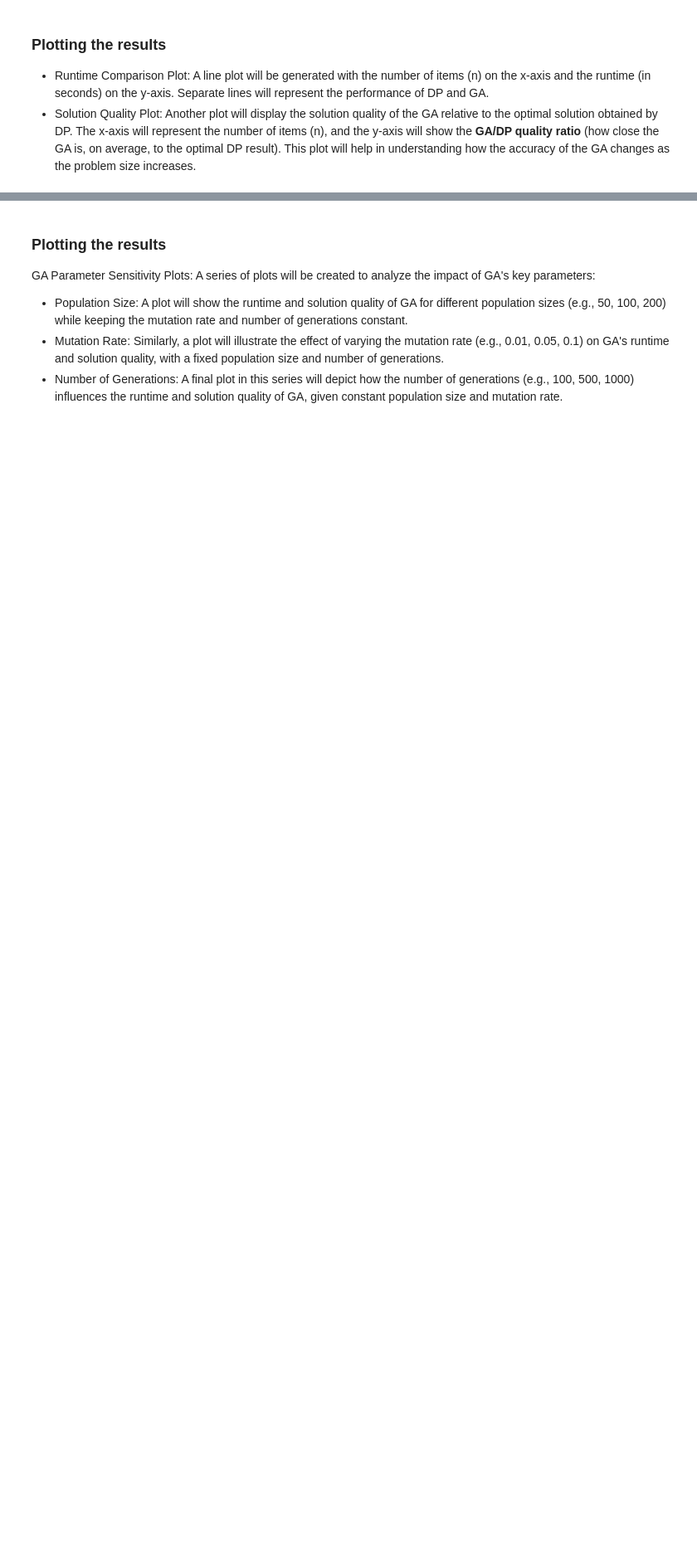
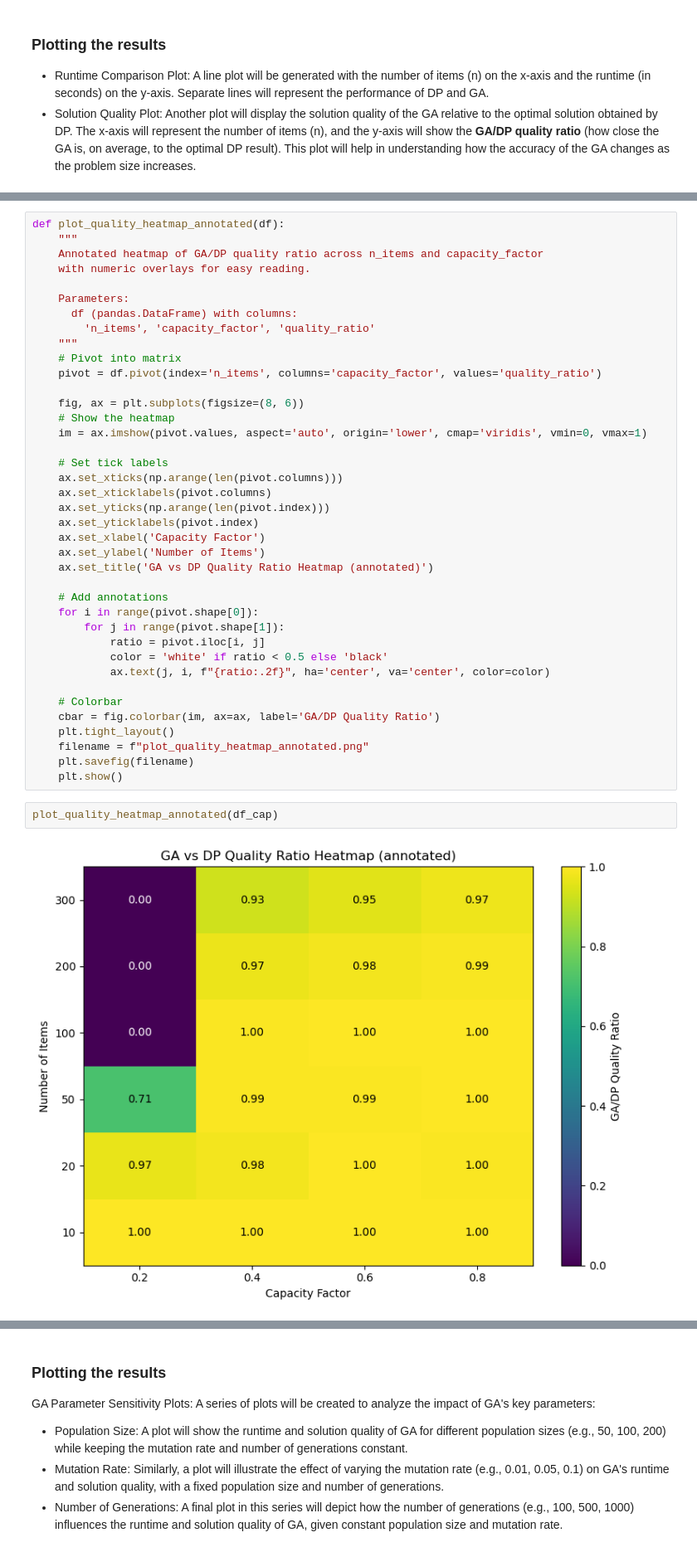
Before and after one commit to i11g/Math-Project, a Jupyter notebook: Math Project.ipynb, the cells around one changed output, grey strips where cells are left out. Shown: that part at 83% size. Saved outputs shown, nothing was run; the diff lists cells and outputs as text; blank space fills up the shorter version.

```diff
--- a/Math Project.ipynb
+++ b/Math Project.ipynb
@@ -500 +512,44 @@ The performance comparison on larger problem instances (n = 200, 300, 400, 5000)
+# %%
+def plot_quality_heatmap_annotated(df):
+    """
+    Annotated heatmap of GA/DP quality ratio across n_items and capacity_factor
+    with numeric overlays for easy reading.
+
+    Parameters:
+      df (pandas.DataFrame) with columns:
+        'n_items', 'capacity_factor', 'quality_ratio'
+    """
+    # Pivot into matrix
+    pivot = df.pivot(index='n_items', columns='capacity_factor', values='quality_ratio')
+
+    fig, ax = plt.subplots(figsize=(8, 6))
+    # Show the heatmap
+    im = ax.imshow(pivot.values, aspect='auto', origin='lower', cmap='viridis', vmin=0, vmax=1)
+
+    # Set tick labels
+    ax.set_xticks(np.arange(len(pivot.columns)))
+    ax.set_xticklabels(pivot.columns)
+    ax.set_yticks(np.arange(len(pivot.index)))
+    ax.set_yticklabels(pivot.index)
+    ax.set_xlabel('Capacity Factor')
+    ax.set_ylabel('Number of Items')
+    ax.set_title('GA vs DP Quality Ratio Heatmap (annotated)')
+
+    # Add annotations
+    for i in range(pivot.shape[0]):
+        for j in range(pivot.shape[1]):
+            ratio = pivot.iloc[i, j]
+            color = 'white' if ratio < 0.5 else 'black'
+            ax.text(j, i, f"{ratio:.2f}", ha='center', va='center', color=color)
+
+    # Colorbar
+    cbar = fig.colorbar(im, ax=ax, label='GA/DP Quality Ratio')
+    plt.tight_layout()
+    filename = f"plot_quality_heatmap_annotated.png"
+    plt.savefig(filename)
+    plt.show()
+# %%
+plot_quality_heatmap_annotated(df_cap)
+# %% [output]
+[figure, added]
 # %% [markdown]
```
Also changed, not shown: parts of 17 cells of this notebook, 17 other files.
